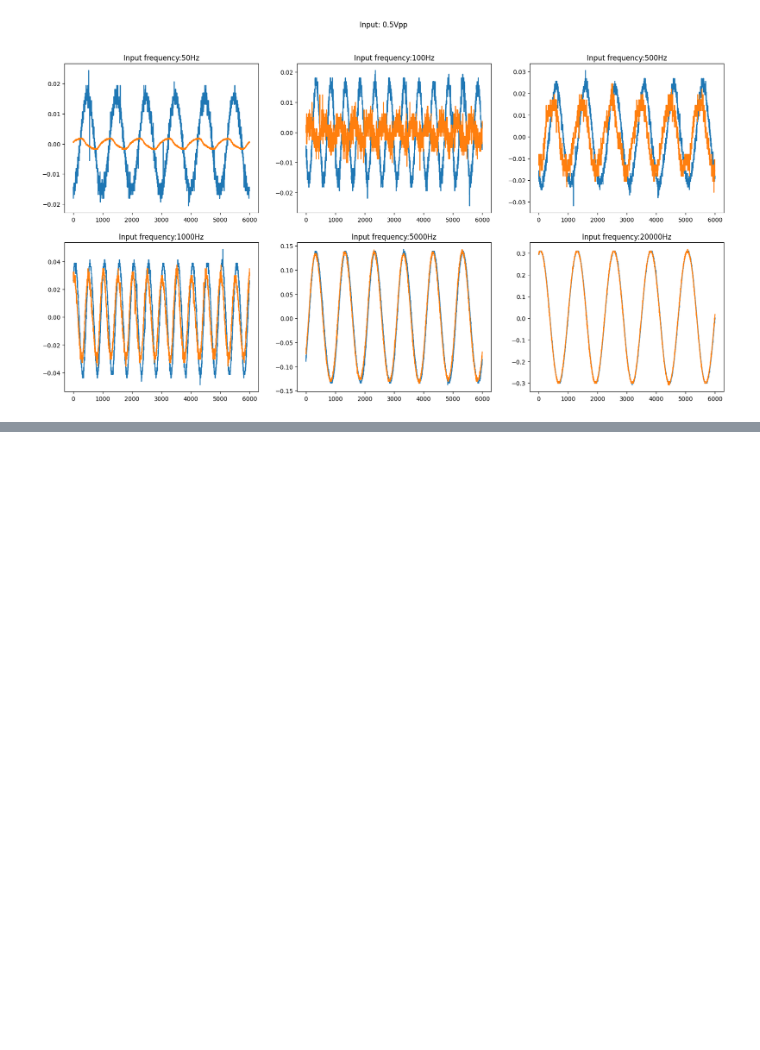
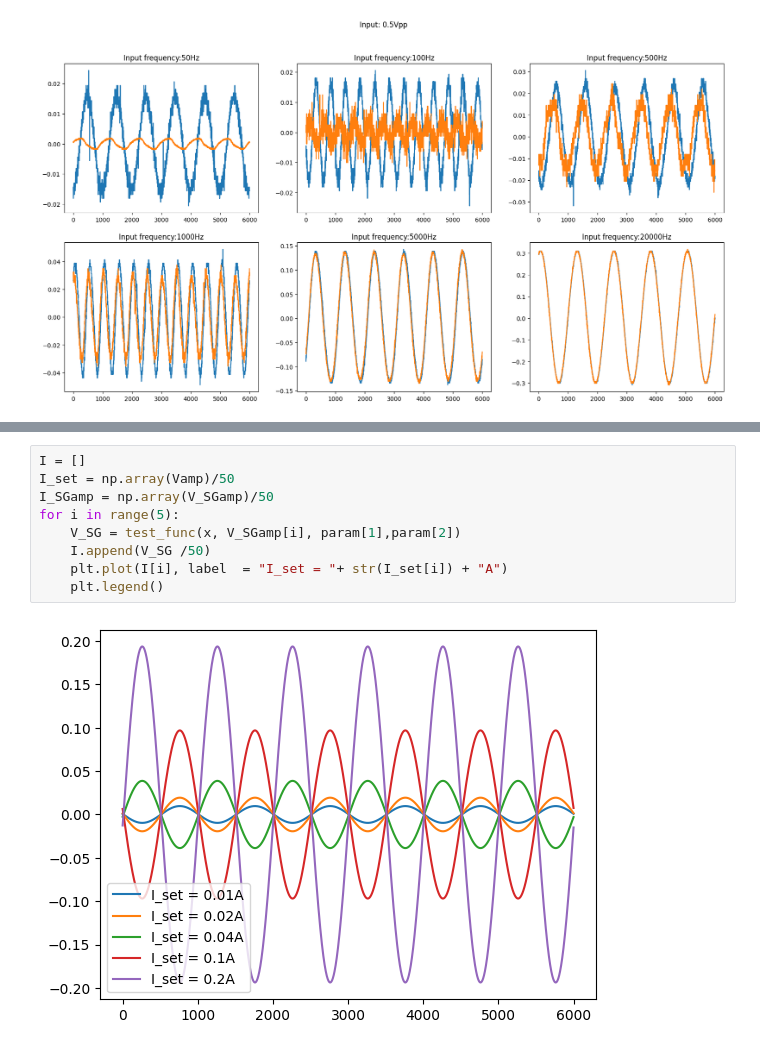
Before and after one commit to yyhshdu1/new_cavity, a Jupyter notebook: windfreak/hystersis_loop_plot.ipynb, the cells around one changed output, grey strips where cells are left out. Cells and saved outputs as stored; diff of their text form; blank space fills up the shorter version.

```diff
--- a/windfreak/hystersis_loop_plot.ipynb
+++ b/windfreak/hystersis_loop_plot.ipynb
@@ -101,0 +135,11 @@ array([ 2.22836579e-02,  1.57103876e+03, -2.15505322e+00])
+# %%
+I = []
+I_set = np.array(Vamp)/50
+I_SGamp = np.array(V_SGamp)/50
+for i in range(5):
+    V_SG = test_func(x, V_SGamp[i], param[1],param[2])
+    I.append(V_SG /50)
+    plt.plot(I[i], label  = "I_set = "+ str(I_set[i]) + "A")
+    plt.legend()
+# %% [output]
+[figure, added]
```
Also changed, not shown: parts of 14 cells of this notebook.
